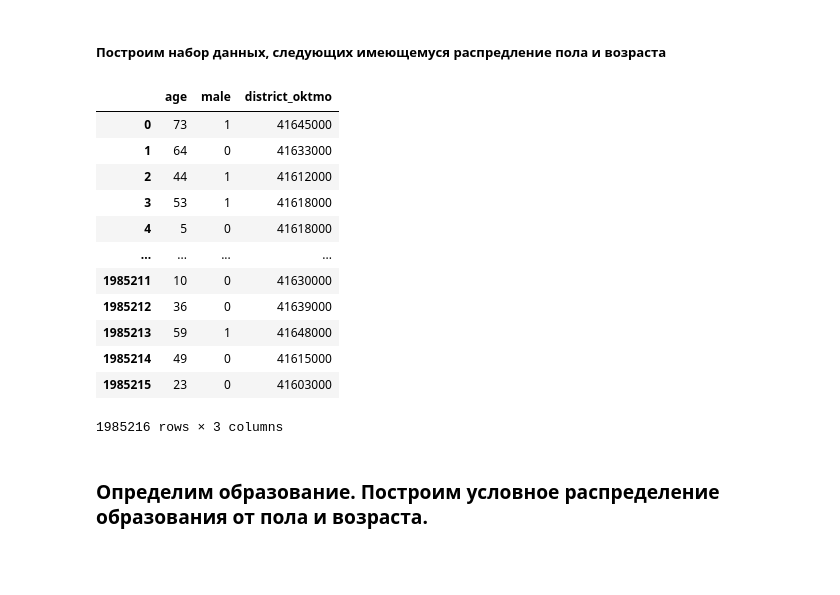
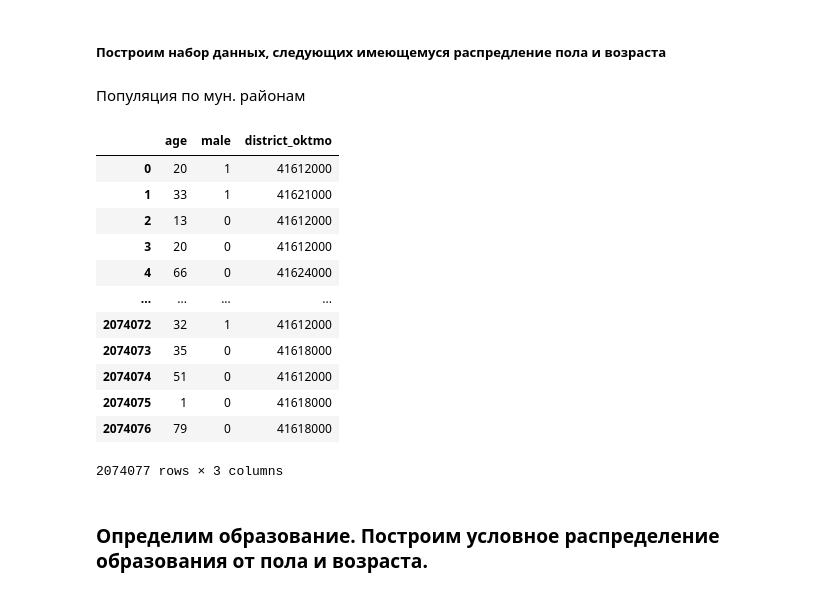
Before and after one commit to SergeyPishchulov/populations, a Jupyter notebook: empty_page/data_preparation.ipynb, the cells around one changed output. Saved outputs shown, nothing was run; the diff lists cells and outputs as text; code cells hidden in the pictures; blank space fills up the shorter version.

```diff
--- a/empty_page/data_preparation.ipynb
+++ b/empty_page/data_preparation.ipynb
@@ -309,36 +317,46 @@ for mun_district_oktmo, mun_district_name_series in pd.DataFrame(mun_districts).
 # %% [markdown]
 ##### Построим набор данных, следующих имеющемуся распредление пола и возраста
 # %%
-age_sex_population = []
-for district_oktmo, age_sed_distribution_df in gender_age_dist_by_district_oktmo.items():
-    for age_group_str, row in age_sed_distribution_df.iterrows():
-        age_group = AgeGroup.from_str(age_group_str)
-        males_cnt = int(row["male"])
-        females_cnt = int(row["female"])
-        for _ in range(males_cnt):
-            age_sex_population.append(
-                (age_group.get_random_age(), 1, district_oktmo))
-        for _ in range(males_cnt):
-            age_sex_population.append(
-                (age_group.get_random_age(), 0, district_oktmo))
-population = pd.DataFrame(age_sex_population, columns=[
-    "age", "male", "district_oktmo"]).sample(frac=1).reset_index(drop=True)
-
-population
+def gender_age_dist_to_population(gender_age_dist_by_district_oktmo):
+    """Принимает распределение по полу и возрасту для каждого мун. района.
+    Генереириует популяцию.
+    Разворачивает статистики в выборку,
+    предполагая, что в каждой возрастной группе возраст распредлен равномерно"""
+    age_sex_population = []
+    for district_oktmo, age_sed_distribution_df in gender_age_dist_by_district_oktmo.items():
+        for age_group_str, row in age_sed_distribution_df.iterrows():
+            age_group = AgeGroup.from_str(age_group_str)
+            males_cnt = int(row["male"])
+            females_cnt = int(row["female"])
+            for _ in range(males_cnt):
+                age_sex_population.append(
+                    (age_group.get_random_age(), 1, district_oktmo))
+            for _ in range(females_cnt):
+                age_sex_population.append(
+                    (age_group.get_random_age(), 0, district_oktmo))
+    population = pd.DataFrame(age_sex_population, columns=[
+        "age", "male", "district_oktmo"]).sample(frac=1).reset_index(drop=True)
+    return population
-# %% [output]
-|  | age | male | district_oktmo |
-| 0 | 73 | 1 | 41645000 |
-| 1 | 64 | 0 | 41633000 |
-| 2 | 44 | 1 | 41612000 |
-| 3 | 53 | 1 | 41618000 |
-| 4 | 5 | 0 | 41618000 |
-| ... | ... | ... | ... |
-| 1985211 | 10 | 0 | 41630000 |
-| 1985212 | 36 | 0 | 41639000 |
-| 1985213 | 59 | 1 | 41648000 |
-| 1985214 | 49 | 0 | 41615000 |
-| 1985215 | 23 | 0 | 41603000 |
-1985216 rows × 3 columns
+# %% [markdown]
+Популяция по мун. районам
+# %%
+population = gender_age_dist_to_population(gender_age_dist_by_district_oktmo)
+mun_district_population = population
+population
+# %% [output]
+|  | age | male | district_oktmo |
+| 0 | 20 | 1 | 41612000 |
+| 1 | 33 | 1 | 41621000 |
+| 2 | 13 | 0 | 41612000 |
+| 3 | 20 | 0 | 41612000 |
+| 4 | 66 | 0 | 41624000 |
+| ... | ... | ... | ... |
+| 2074072 | 32 | 1 | 41612000 |
+| 2074073 | 35 | 0 | 41618000 |
+| 2074074 | 51 | 0 | 41612000 |
+| 2074075 | 1 | 0 | 41618000 |
+| 2074076 | 79 | 0 | 41618000 |
+2074077 rows × 3 columns
 # %% [markdown]
 ### Определим образование. Построим условное распределение образования от пола и возраста.
 # %%
```
Also changed, not shown: parts of 20 cells of this notebook.
